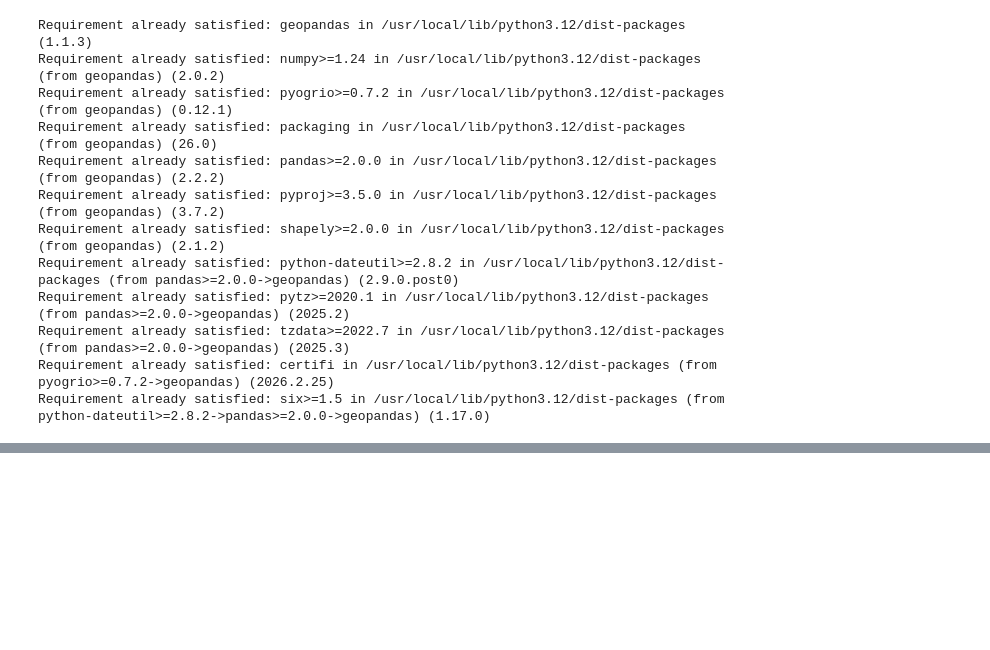
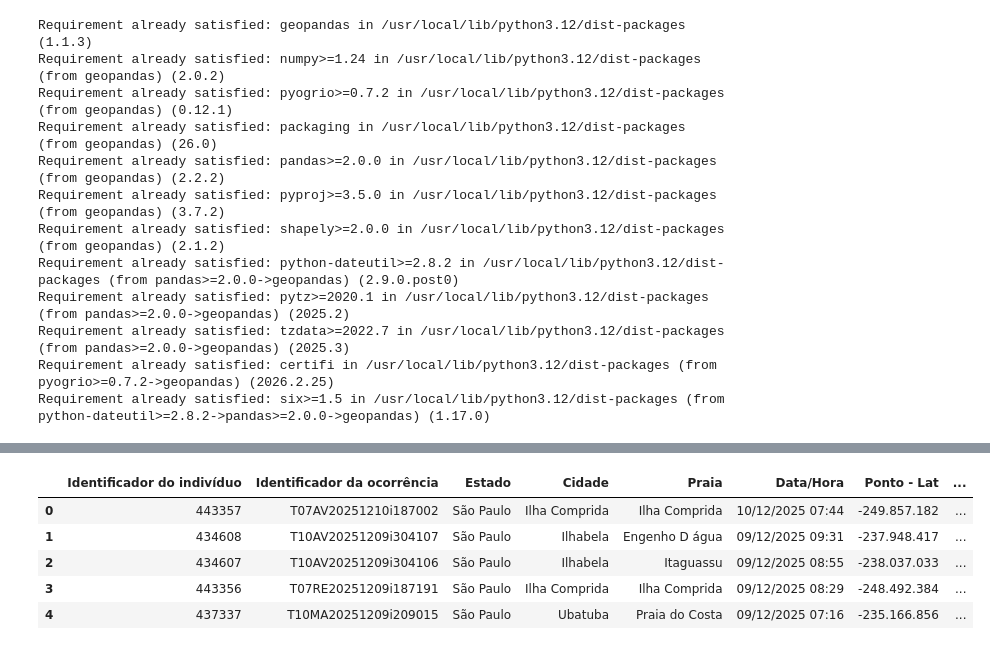
Before and after one commit to JonasCandid0/TCC-Univesp, a Jupyter notebook: ANÁLISE_ESPACIAL_E_TEMPORAL_DE_ENCALHES_DE_FAUNA_MARINHA_NO_LITORAL_DO_ESTADO_DE_SÃO_PAULO_COM_DADOS_DO_SISTEMA_SIMBA.ipynb, the cells around one changed output, grey strips where cells are left out. Saved outputs shown, nothing was run; the diff lists cells and outputs as text; code cells hidden in the pictures; blank space fills up the shorter version.

```diff
--- a/ANÁLISE_ESPACIAL_E_TEMPORAL_DE_ENCALHES_DE_FAUNA_MARINHA_NO_LITORAL_DO_ESTADO_DE_SÃO_PAULO_COM_DADOS_DO_SISTEMA_SIMBA.ipynb
+++ b/ANÁLISE_ESPACIAL_E_TEMPORAL_DE_ENCALHES_DE_FAUNA_MARINHA_NO_LITORAL_DO_ESTADO_DE_SÃO_PAULO_COM_DADOS_DO_SISTEMA_SIMBA.ipynb
@@ -22,0 +100,20 @@ import geopandas as gpd
+# %%
+caminho_arquivo = '/content/drive/MyDrive/fontes de dados SIMBA/O_fauna_alvo_individual.csv'
+# %%
+colunas_selecionadas = [
+    'Identificador do indivíduo', 'Identificador da ocorrência',
+    'Data/Hora', 'Estado', 'Cidade', 'Praia',
+    'Ponto - Lat', 'Ponto - Long',
+    'Espécies - Classe', 'Espécies - Espécie',
+    'Estágio de desenvolvimento', 'Espécie ameaçada',
+    'Condição', 'Condição da carcaça',
+    'Presença de óleo', 'Interações antrópicas', 'Causa da morte'
+]
+# %%
+ocorrencias_filtradas = pd.read_csv(
+        caminho_arquivo,
+        sep=';',
+        encoding='utf-8',
+        usecols=colunas_selecionadas,
+        low_memory=False
+    )
@@ -22,0 +140,9 @@ import geopandas as gpd
+# %%
+ocorrencias_filtradas.head()
+# %% [output]
+|  | Identificador do indivíduo | Identificador da ocorrência | Estado | Cidade | Praia | Data/Hora | Ponto - Lat | ... |
+| 0 | 443357 | T07AV20251210i187002 | São Paulo | Ilha Comprida | Ilha Comprida | 10/12/2025 07:44 | -249.857.182 | ... |
+| 1 | 434608 | T10AV20251209i304107 | São Paulo | Ilhabela | Engenho D água | 09/12/2025 09:31 | -237.948.417 | ... |
+| 2 | 434607 | T10AV20251209i304106 | São Paulo | Ilhabela | Itaguassu | 09/12/2025 08:55 | -238.037.033 | ... |
+| 3 | 443356 | T07RE20251209i187191 | São Paulo | Ilha Comprida | Ilha Comprida | 09/12/2025 08:29 | -248.492.384 | ... |
+| 4 | 437337 | T10MA20251209i209015 | São Paulo | Ubatuba | Praia do Costa | 09/12/2025 07:16 | -235.166.856 | ... |
```
Also changed, not shown: parts of 14 cells of this notebook.
